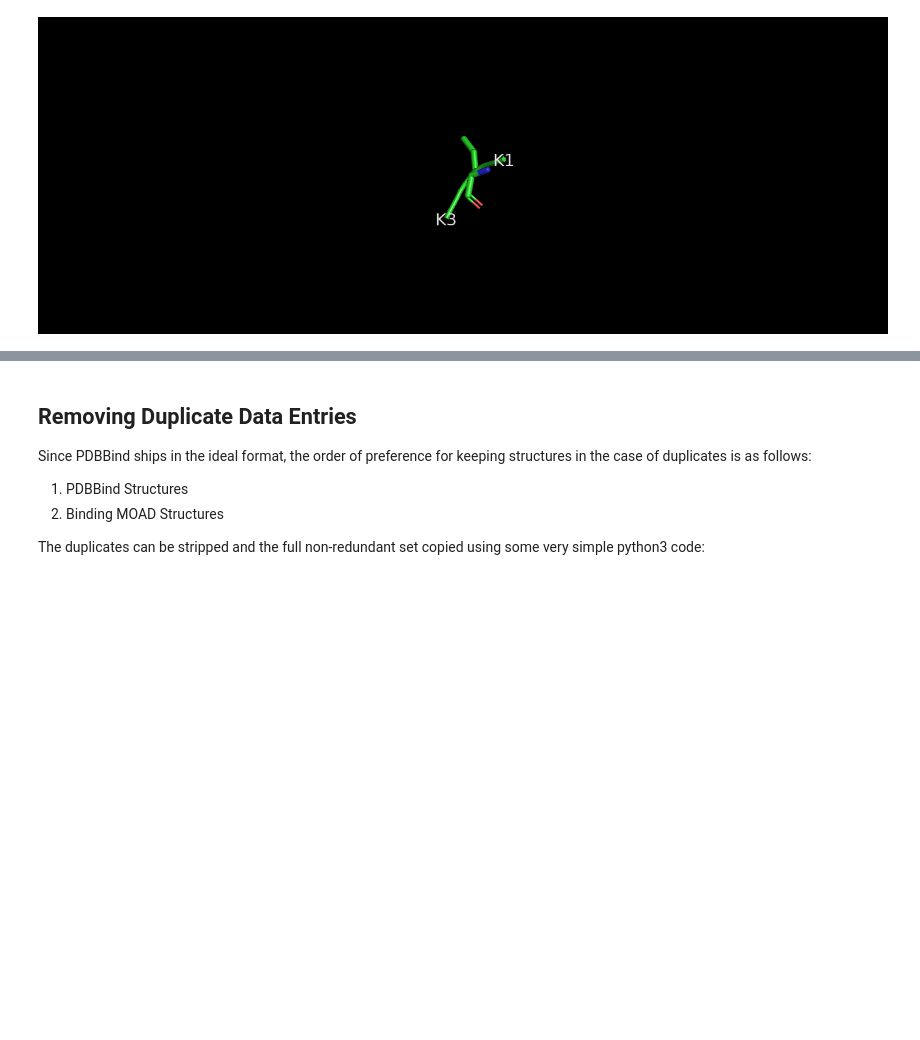
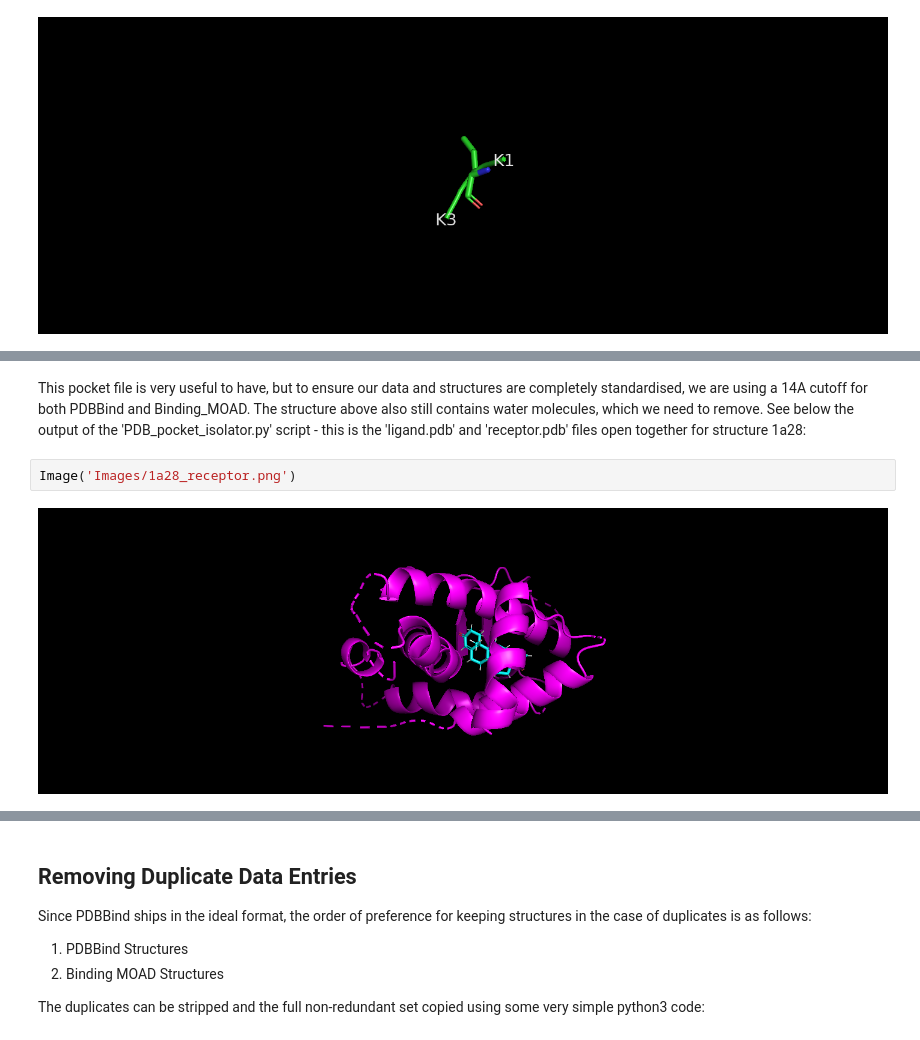
Before and after one commit to miles-mcgibbon/XGBScore, a Jupyter notebook: labbook/Labbook.ipynb, the cells around one changed output, grey strips where cells are left out. Saved outputs shown, nothing was run; the diff lists cells and outputs as text; blank space fills up the shorter version.

```diff
--- a/labbook/Labbook.ipynb
+++ b/labbook/Labbook.ipynb
@@ -264,0 +309,6 @@ Here, the script would not keep this structure, and it would again be copied to
+# %% [markdown]
+This pocket file is very useful to have, but to ensure our data and structures are completely standardised, we are using a 14A cutoff for both PDBBind and Binding_MOAD. The structure above also still contains water molecules, which we need to remove. See below the output of the 'PDB_pocket_isolator.py' script - this is the 'ligand.pdb' and 'receptor.pdb' files open together for structure 1a28:
+# %%
+Image('Images/1a28_receptor.png')
+# %% [output]
+[figure, added]
```
Also changed, not shown: parts of 20 cells of this notebook, 4 other files.
